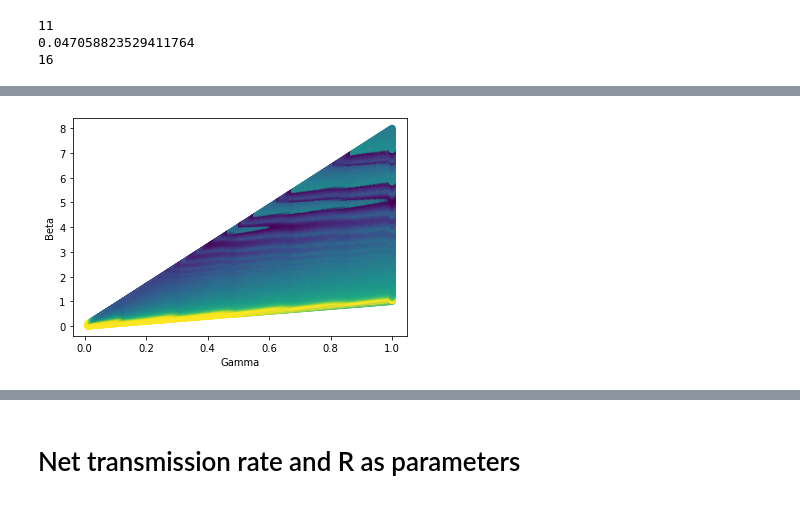
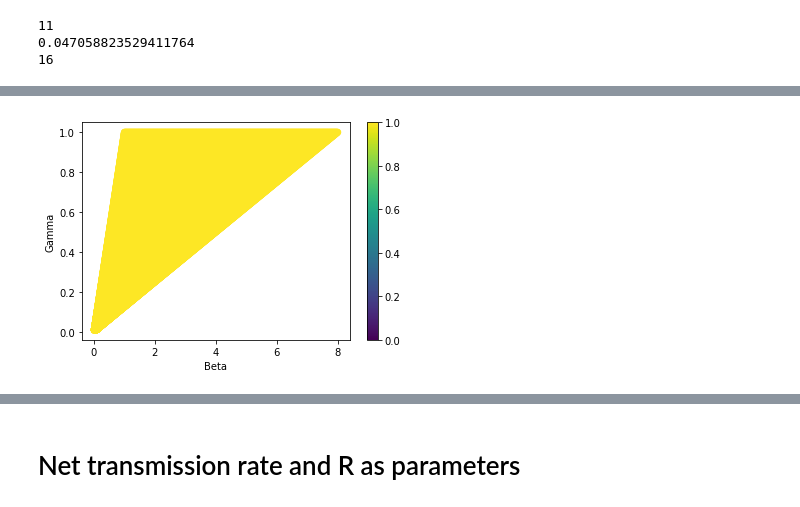
Before and after one commit to fanoja/Ecoli-R0, a Jupyter notebook: SIR simulation grid.ipynb, the cells around one changed output, grey strips where cells are left out. Drawn from its saved outputs; the diff is of its cells as text; code cells hidden in the pictures.

```diff
--- a/SIR simulation grid.ipynb
+++ b/SIR simulation grid.ipynb
@@ -313,24 +326,38 @@ def get_distance_points(pairs, bsi_obs, sim_pars, summaries):
     return dists
 
 
-def scatter_distance_points(betas, gammas, dists, true_beta, true_gamma, ylab = "Gamma", xlab = "Beta"):
+def scatter_distance_points(betas, gammas, dists, true_beta, true_gamma, ylab = "Gamma", xlab = "Beta", cutoff = 0.5):
 
-    plt.scatter(betas, gammas, c = dists)
+    sc = plt.scatter(betas, gammas, c = dists, cmap='plasma')
     if true_gamma != None and true_beta != None:
         plt.scatter(true_beta, true_gamma, c= "red", marker = "X")
     plt.xlabel(xlab)
     plt.ylabel(ylab)
+    plt.colorbar(sc)
+    sc.set_cmap('viridis') # 'plasma'
+    sc.set_clim(0, cutoff)
     plt.show()
 
 
 def get_nt_R_pairs(n_nt, n_R, nt_range = [0.01,20], R_range = [1.5,8]):
     # nt = net transmission
 
+    pairs = np.zeros((n_nt*n_R, 2))
+
     R = np.linspace(R_range[0], R_range[1], n_R)
     nt = np.linspace(nt_range[0], nt_range[1], n_nt)
 
+    count = 0
+    for i in range(0, n_nt):
 
-    return [nt, R]
+        for j in range(0, n_R):
+
+            pairs[count, 0] = nt[i]
+            pairs[count, 1] = R[j]
+
+            count += 1
+
+    return pairs
 # %%
 pairs = get_valid_beta_gamma_pairs(300, 300)
 dists = get_distance_points(pairs, bsi_obs, sim_pars, [BSI_max, BSI_max_t])
@@ -477,7 +573,7 @@ print(len(bsi_obs_data))
 0.047058823529411764
 16
 # %%
-pairs = get_valid_beta_gamma_pairs(300, 300, max_gamma = 1)
+pairs = get_valid_beta_gamma_pairs(400, 400, max_gamma = 1)
 dists_obs_data = get_distance_points(pairs, bsi_obs_data, sim_pars, [BSI_max, BSI_max_t])
 # %% [output]
 Iter: 0
@@ -500,6 +601,6 @@ Iter: 89000
 # %%
 # Visualisation
 
-scatter_distance_points(pairs[:,1], pairs[:,0], dists_obs_data, true_beta = None, true_gamma = None)
+scatter_distance_points(pairs[:,0], pairs[:,1], dists_obs_data, true_beta = None, true_gamma = None, cutoff = 1)
 # %% [output]
-[figure, old version]
+[figure, new version]
```
Also changed, not shown: parts of 20 cells of this notebook.
